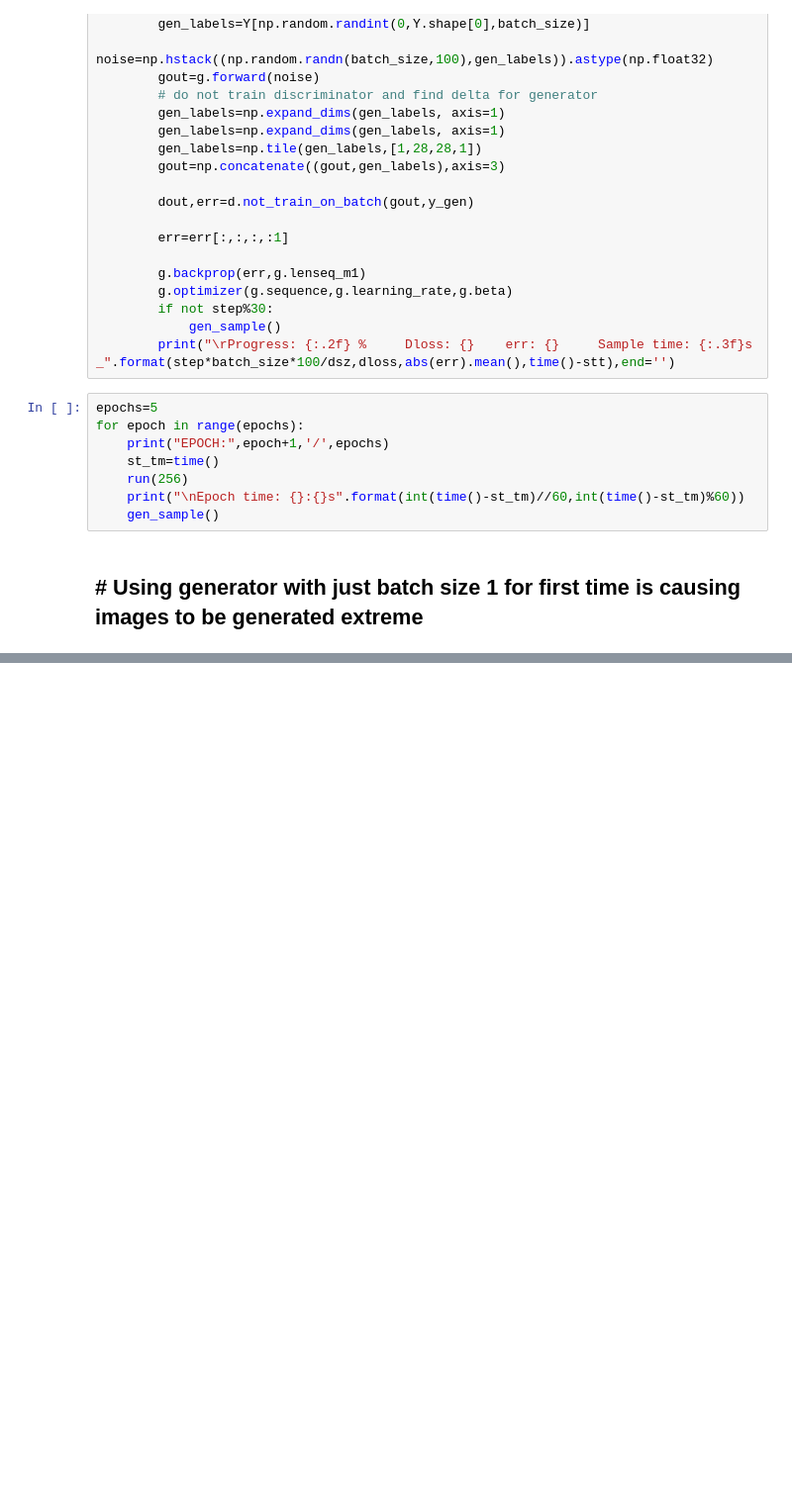
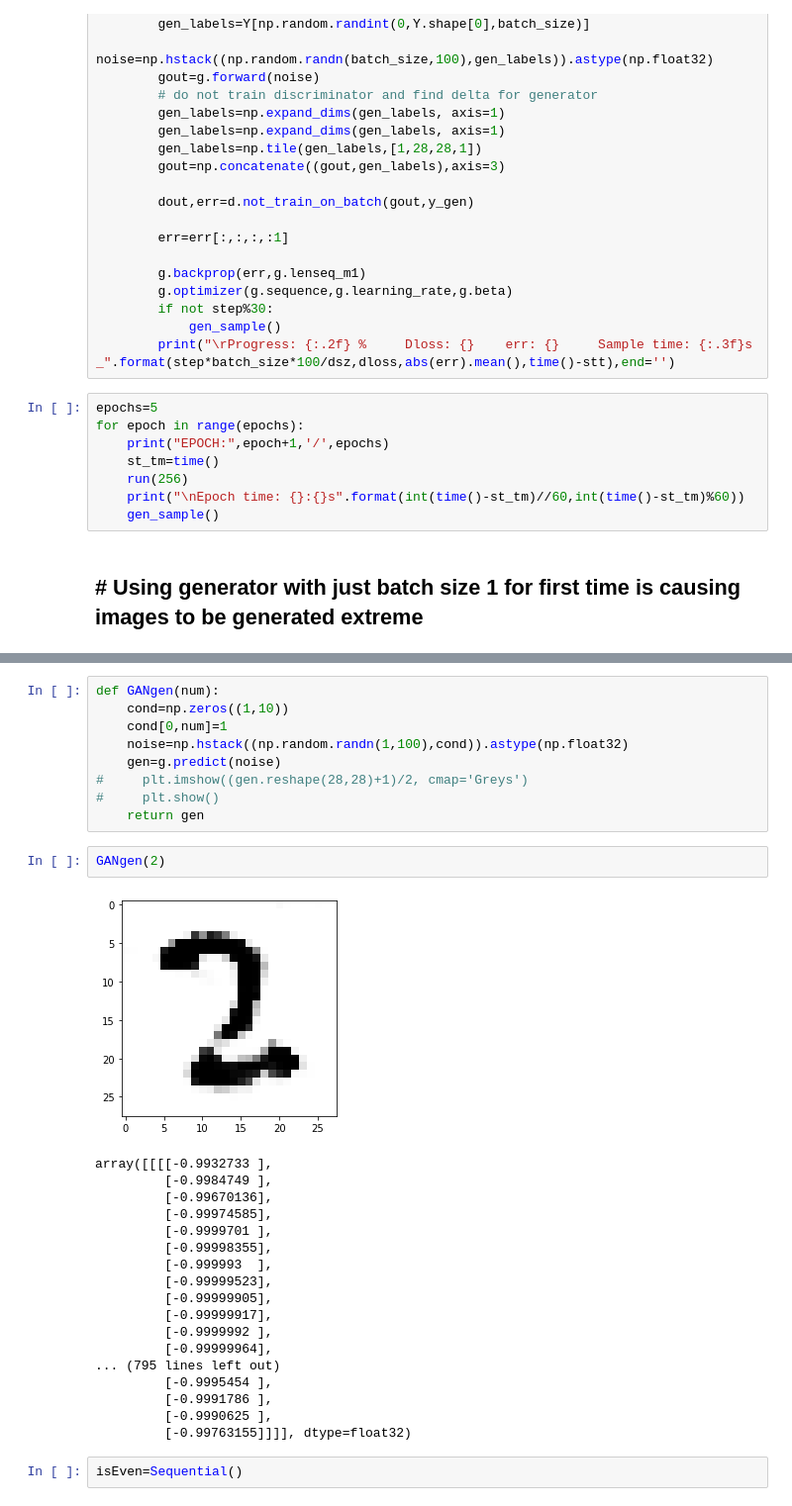
Before and after one commit to ShivamShrirao/GANs_from_scratch, a Jupyter notebook: C_DCGAN_mnist.ipynb, the cells around one changed output, grey strips where cells are left out. Shown at 99% size. Saved outputs shown, nothing was run; the diff lists cells and outputs as text; blank space fills up the shorter version.

Commit message:
cgan isEven

```diff
--- a/C_DCGAN_mnist.ipynb
+++ b/C_DCGAN_mnist.ipynb
@@ -201,0 +204,32 @@ for i,axi in enumerate(ax.flat):
+# %%
+def GANgen(num):
+    cond=np.zeros((1,10))
+    cond[0,num]=1
+    noise=np.hstack((np.random.randn(1,100),cond)).astype(np.float32)
+    gen=g.predict(noise)
+#     plt.imshow((gen.reshape(28,28)+1)/2, cmap='Greys')
+#     plt.show()
+    return gen
+# %%
+GANgen(2)
+# %% [output]
+[figure, added]
+array([[[[-0.9932733 ],
+         [-0.9984749 ],
+         [-0.99670136],
+         [-0.99974585],
+         [-0.9999701 ],
+         [-0.99998355],
+         [-0.999993  ],
+         [-0.99999523],
+         [-0.99999905],
+         [-0.99999917],
+         [-0.9999992 ],
+         [-0.99999964],
+... (795 lines left out)
+         [-0.9995454 ],
+         [-0.9991786 ],
+         [-0.9990625 ],
+         [-0.99763155]]]], dtype=float32)
+# %%
+isEven=Sequential()
```
Also changed, not shown: parts of 11 cells of this notebook.
